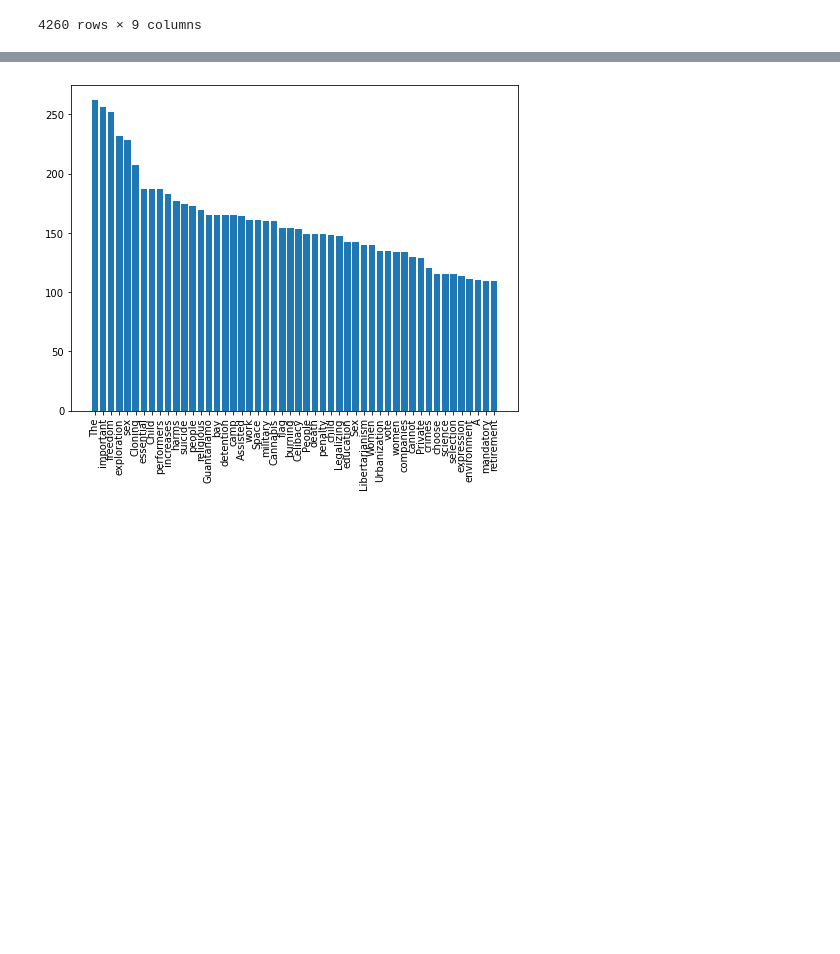
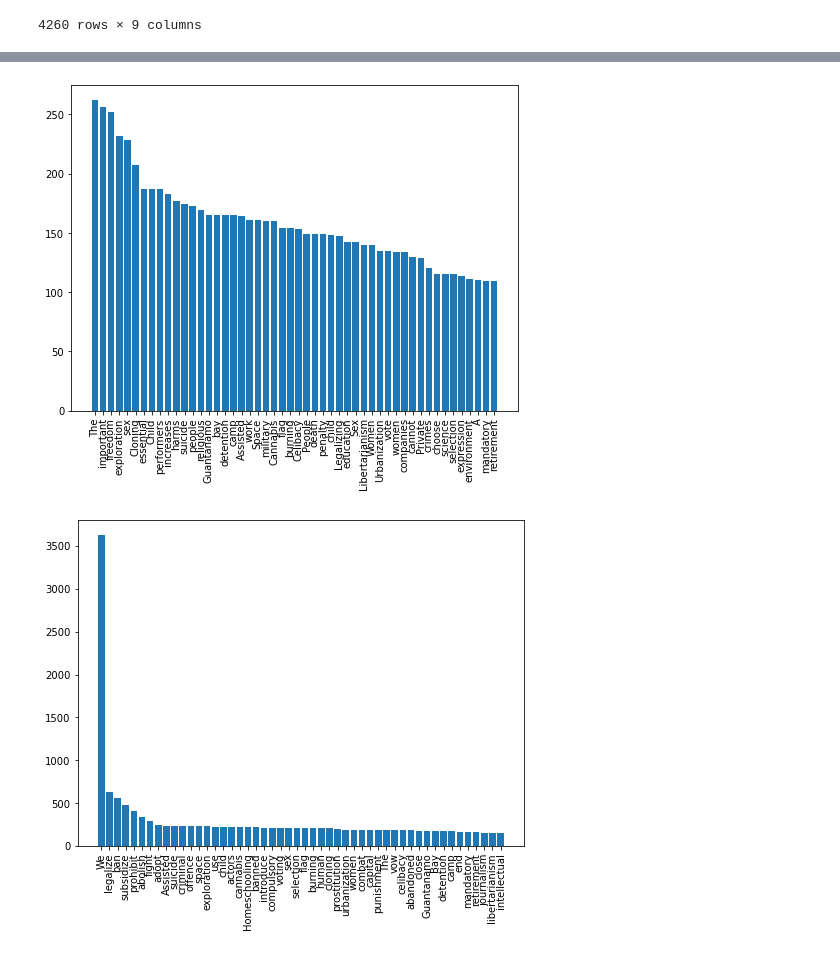
Before and after one commit to janheinrichmerker/modern-talking, a Jupyter notebook: modern_talking/dataset.ipynb, the cells around one changed output, grey strips where cells are left out. Cells and saved outputs as stored; diff of their text form; code cells hidden in the pictures; blank space fills up the shorter version.

```diff
--- a/modern_talking/dataset.ipynb
+++ b/modern_talking/dataset.ipynb
@@ -127,11 +148,15 @@ stopword = set(stopwords.words('english'))
 df_arguments_labels_key_points_train['argument_tokens'] = df_arguments_labels_key_points_train['argument_tokens'].apply(lambda tokens: [token for token in tokens if token not in stopword])
 
 df_arguments_labels_key_points_train['key_point_tokens'] = df_arguments_labels_key_points_train['key_point_tokens'].apply(lambda tokens: [token for token in tokens if token not in stopword])
+
+df_arguments_labels_key_points_train['topic_tokens'] = df_arguments_labels_key_points_train['topic_tokens'].apply(lambda tokens: [token for token in tokens if token not in stopword])
 # %%
 # most common tokens in arguments and keypoints without stopwords
 argument_words_without_stopwords=visualize_word_frequency(df_arguments_labels_key_points_train,50,'argument_tokens')
-argument_words_without_stopwords=visualize_word_frequency(df_arguments_labels_key_points_train,50,'key_point_tokens')
+key_point_words_without_stopwords=visualize_word_frequency(df_arguments_labels_key_points_train,50,'key_point_tokens')
+topic_words_without_stopwords=visualize_word_frequency(df_arguments_labels_key_points_train,50,'topic_tokens')
 # %% [output]
 [figure]
 [figure]
+[figure, added]
 # %%
```
Also changed, not shown: parts of 5 cells of this notebook.
